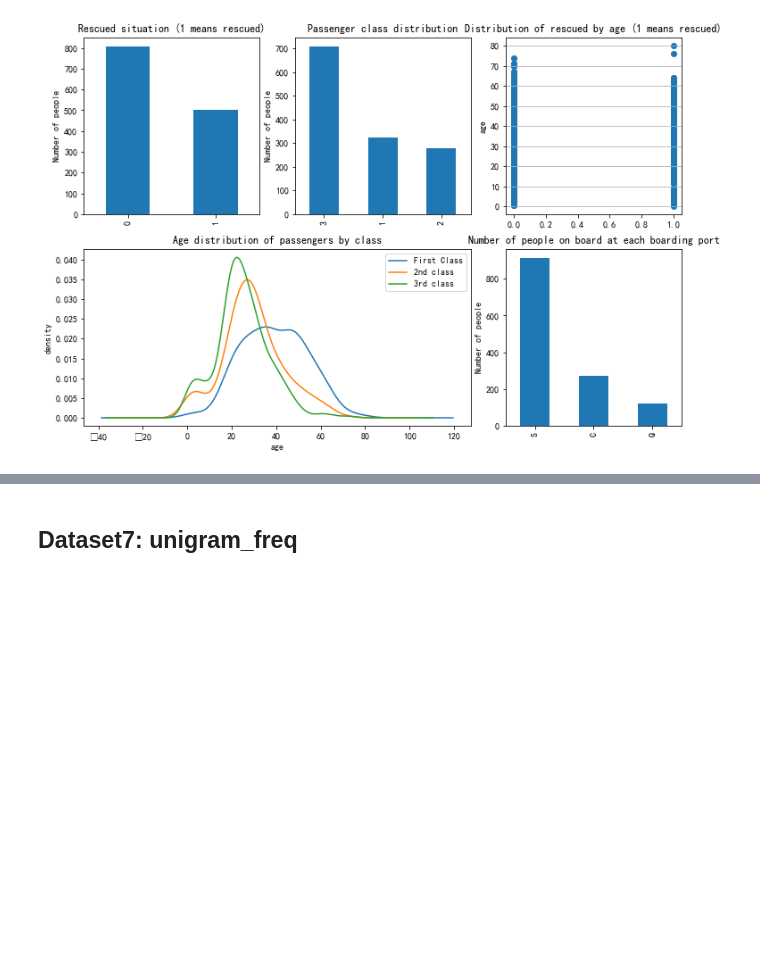
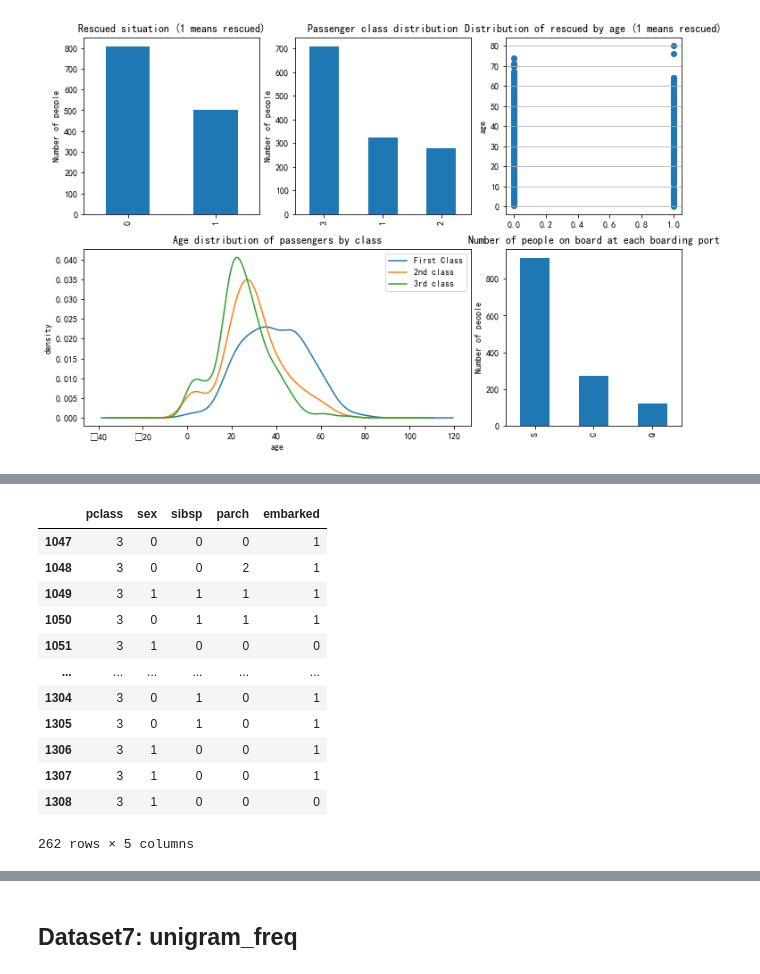
Before and after one commit to makeittrue/data-mining_learning_note, a Jupyter notebook: 数据挖掘课程作业/初步观察数据.ipynb, the cells around one changed output, grey strips where cells are left out. Drawn from its saved outputs; the diff is of its cells as text; code cells hidden in the pictures; blank space fills up the shorter version.

```diff
--- a/数据挖掘课程作业/初步观察数据.ipynb
+++ b/数据挖掘课程作业/初步观察数据.ipynb
@@ -904,0 +995,22 @@ Text(0, 0.5, 'Number of people')
+# %%
+from sklearn.tree import DecisionTreeClassifier
+titanic_train_data = titanic_full_data.iloc[:int(0.8*len(titanic_full_data))]
+titanic_test_data = titanic_full_data.iloc[int(0.8*len(titanic_full_data)): ]
+titanic_test_target = titanic_test_data['survived']
+del titanic_test_data['survived']
+
+titanic_test_data
+# %% [output]
+|  | pclass | sex | sibsp | parch | embarked |
+| 1047 | 3 | 0 | 0 | 0 | 1 |
+| 1048 | 3 | 0 | 0 | 2 | 1 |
+| 1049 | 3 | 1 | 1 | 1 | 1 |
+| 1050 | 3 | 0 | 1 | 1 | 1 |
+| 1051 | 3 | 1 | 0 | 0 | 0 |
+| ... | ... | ... | ... | ... | ... |
+| 1304 | 3 | 0 | 1 | 0 | 1 |
+| 1305 | 3 | 0 | 1 | 0 | 1 |
+| 1306 | 3 | 1 | 0 | 0 | 1 |
+| 1307 | 3 | 1 | 0 | 0 | 1 |
+| 1308 | 3 | 1 | 0 | 0 | 0 |
+262 rows × 5 columns
```
Also changed, not shown: parts of 20 cells of this notebook.
